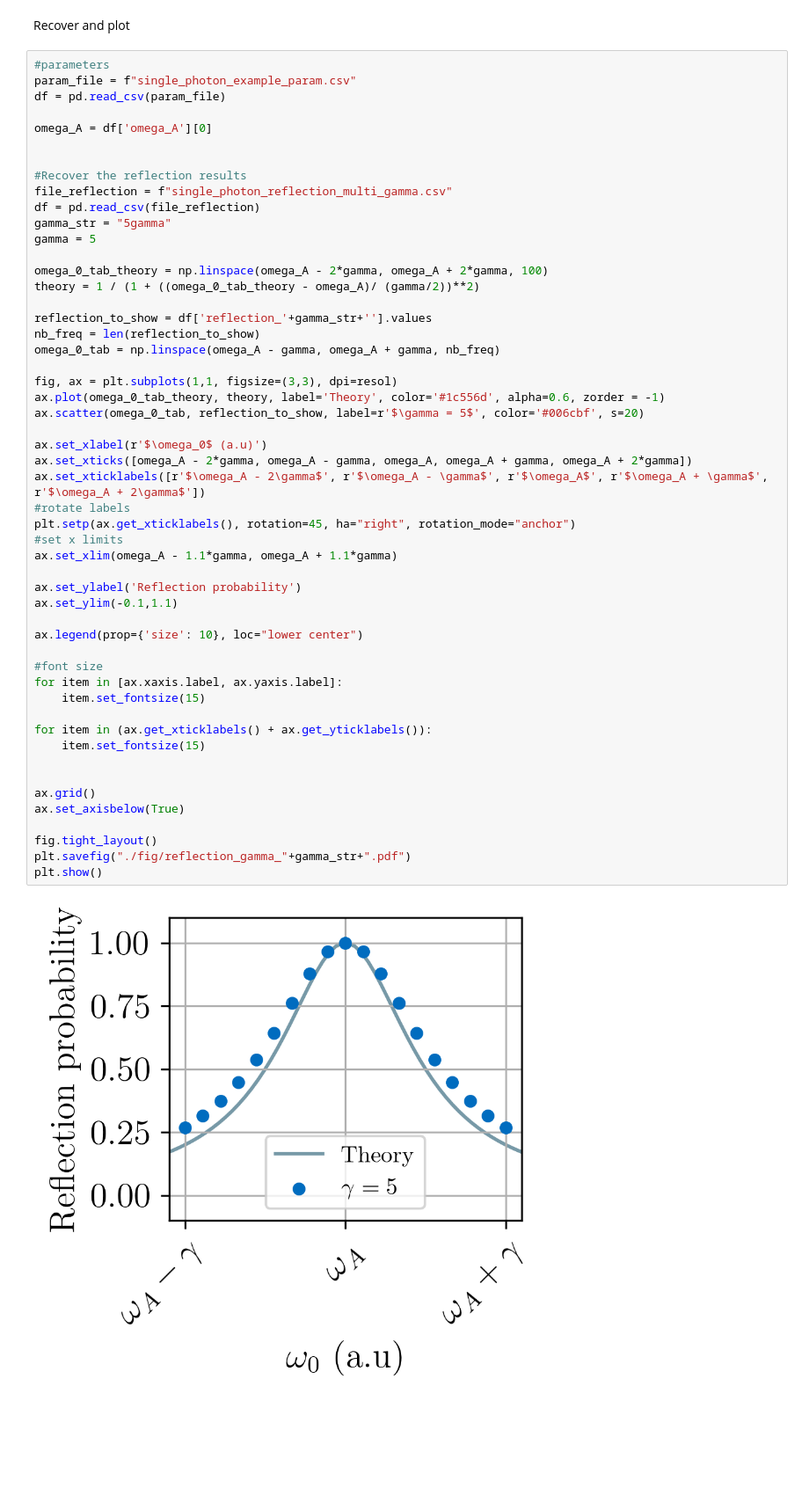
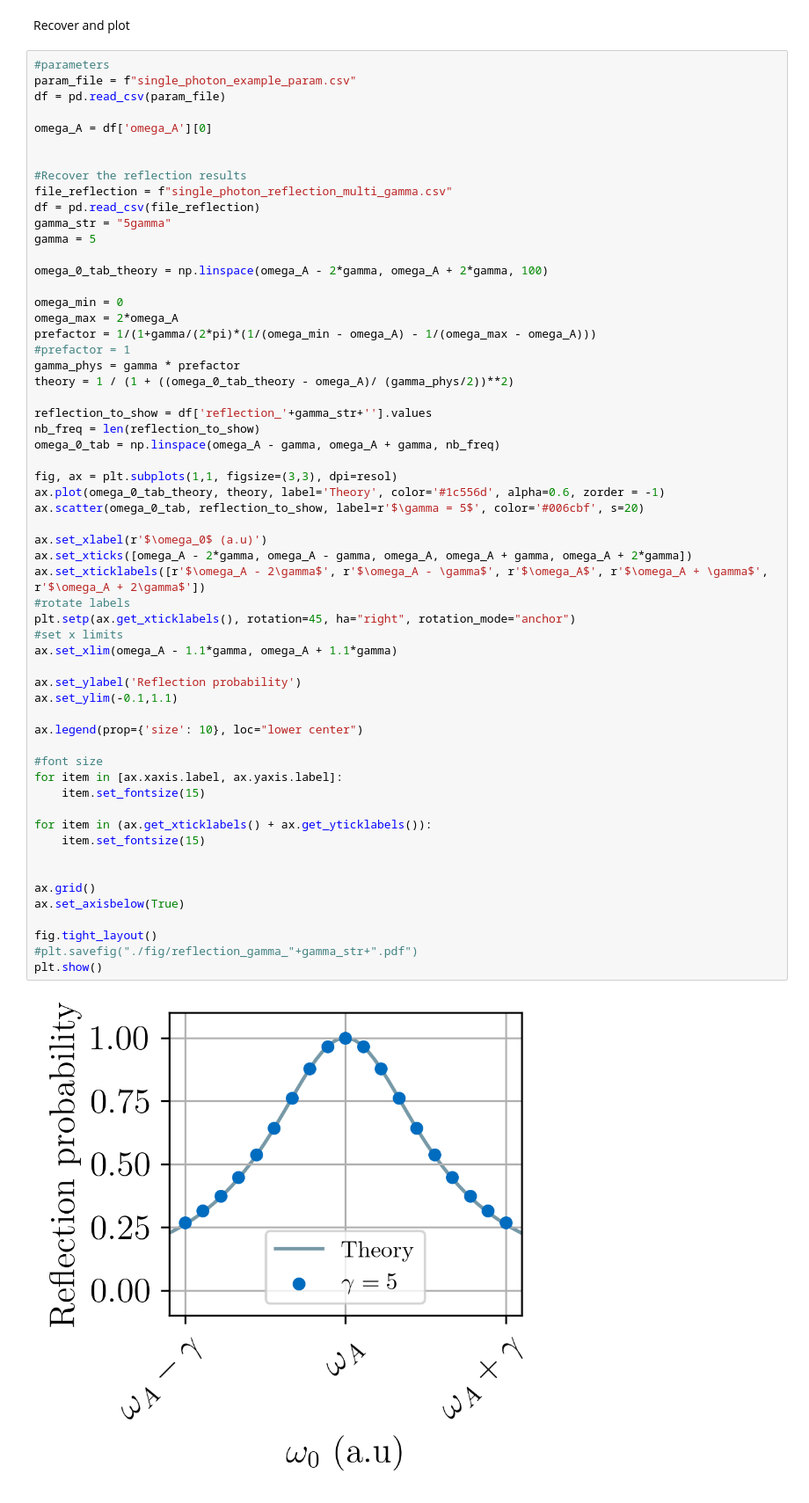
Before and after one commit to rpiron/multimode_photonic_entanglement, a Jupyter notebook: finite_cutoff_renormalization/callibration_single_photon.ipynb, the cells around one changed output. Shown: that part at 88% size. Saved outputs shown, nothing was run; the diff lists cells and outputs as text; blank space fills up the shorter version.

```diff
--- a/finite_cutoff_renormalization/callibration_single_photon.ipynb
+++ b/finite_cutoff_renormalization/callibration_single_photon.ipynb
@@ -787,7 +774,13 @@ gamma_str = "5gamma"
 gamma = 5
 
 omega_0_tab_theory = np.linspace(omega_A - 2*gamma, omega_A + 2*gamma, 100)
-theory = 1 / (1 + ((omega_0_tab_theory - omega_A)/ (gamma/2))**2)
+
+omega_min = 0
+omega_max = 2*omega_A
+prefactor = 1/(1+gamma/(2*pi)*(1/(omega_min - omega_A) - 1/(omega_max - omega_A)))
+#prefactor = 1
+gamma_phys = gamma * prefactor
+theory = 1 / (1 + ((omega_0_tab_theory - omega_A)/ (gamma_phys/2))**2)
 
 reflection_to_show = df['reflection_'+gamma_str+''].values
 nb_freq = len(reflection_to_show)
@@ -797,32 +790,32 @@ fig, ax = plt.subplots(1,1, figsize=(3,3), dpi=resol)
 ax.plot(omega_0_tab_theory, theory, label='Theory', color='#1c556d', alpha=0.6, zorder = -1)
 ax.scatter(omega_0_tab, reflection_to_show, label=r'$\gamma = 5$', color='#006cbf', s=20)
 
 ax.set_xlabel(r'$\omega_0$ (a.u)')
 ax.set_xticks([omega_A - 2*gamma, omega_A - gamma, omega_A, omega_A + gamma, omega_A + 2*gamma])
 ax.set_xticklabels([r'$\omega_A - 2\gamma$', r'$\omega_A - \gamma$', r'$\omega_A$', r'$\omega_A + \gamma$', r'$\omega_A + 2\gamma$'])
 #rotate labels
 plt.setp(ax.get_xticklabels(), rotation=45, ha="right", rotation_mode="anchor")
 #set x limits
 ax.set_xlim(omega_A - 1.1*gamma, omega_A + 1.1*gamma)
 
 ax.set_ylabel('Reflection probability')
 ax.set_ylim(-0.1,1.1)
 
 ax.legend(prop={'size': 10}, loc="lower center")
 
 #font size
 for item in [ax.xaxis.label, ax.yaxis.label]:
     item.set_fontsize(15)
 
 for item in (ax.get_xticklabels() + ax.get_yticklabels()):
     item.set_fontsize(15)
 
 
 ax.grid()
 ax.set_axisbelow(True)
 
 fig.tight_layout()
-plt.savefig("./fig/reflection_gamma_"+gamma_str+".pdf")
+#plt.savefig("./fig/reflection_gamma_"+gamma_str+".pdf")
 plt.show()
 # %% [output]
-[figure, old version]
+[figure, new version]
```
Also changed, not shown: parts of 6 cells of this notebook, 14 other files.
